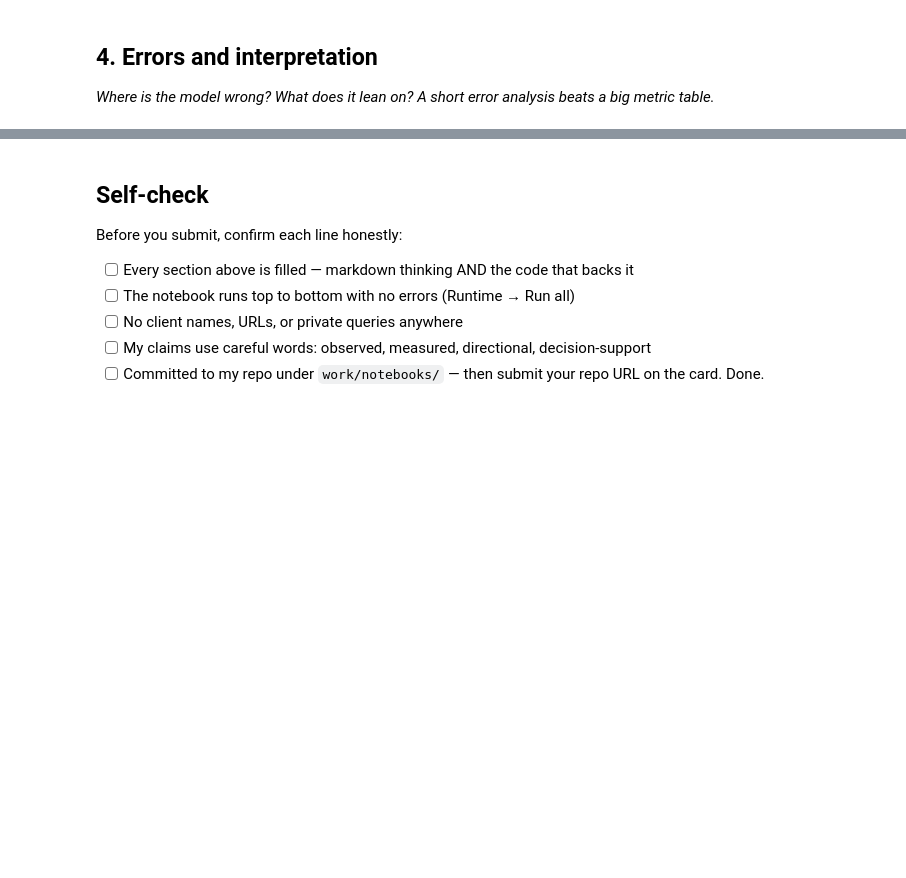
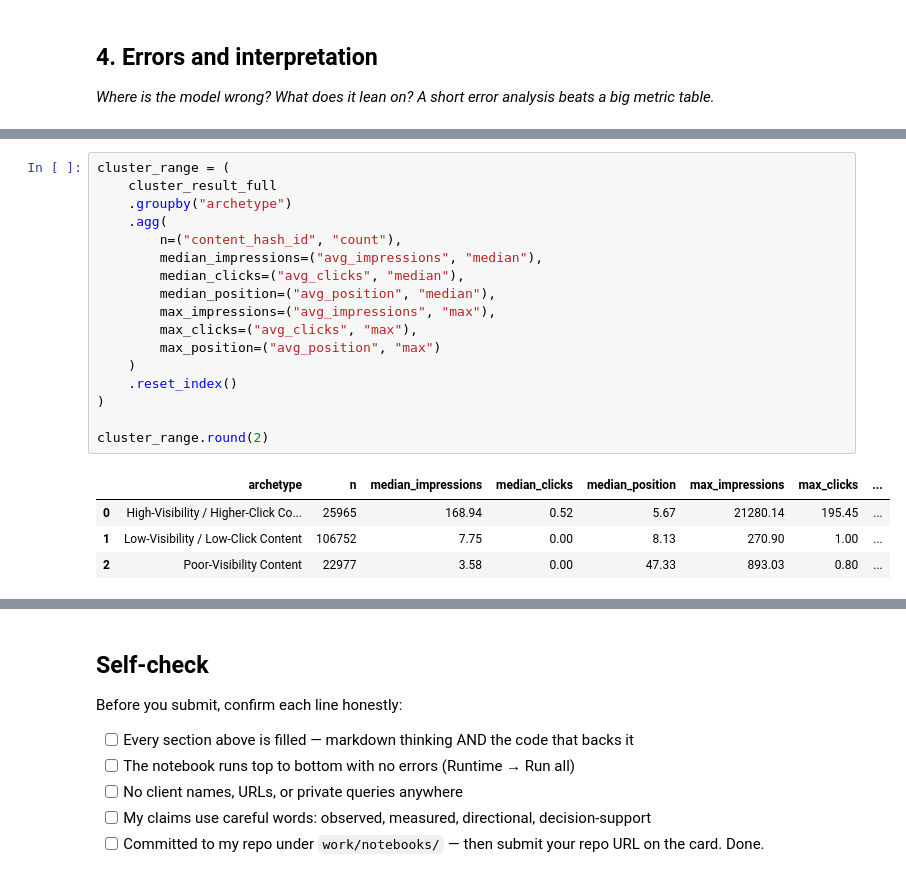
Before and after one commit to MukibHossain/ml-internship-starter, a Jupyter notebook: work/notebooks/w05_model.ipynb, the cells around one changed output, grey strips where cells are left out. Cells and saved outputs as stored; diff of their text form; blank space fills up the shorter version.

```diff
--- a/work/notebooks/w05_model.ipynb
+++ b/work/notebooks/w05_model.ipynb
@@ -350,0 +359,22 @@ These archetypes are descriptive rather than predictive. They can support conten
+# %%
+cluster_range = (
+    cluster_result_full
+    .groupby("archetype")
+    .agg(
+        n=("content_hash_id", "count"),
+        median_impressions=("avg_impressions", "median"),
+        median_clicks=("avg_clicks", "median"),
+        median_position=("avg_position", "median"),
+        max_impressions=("avg_impressions", "max"),
+        max_clicks=("avg_clicks", "max"),
+        max_position=("avg_position", "max")
+    )
+    .reset_index()
+)
+
+cluster_range.round(2)
+# %% [output]
+|  | archetype | n | median_impressions | median_clicks | median_position | max_impressions | max_clicks | ... |
+| 0 | High-Visibility / Higher-Click Co... | 25965 | 168.94 | 0.52 | 5.67 | 21280.14 | 195.45 | ... |
+| 1 | Low-Visibility / Low-Click Content | 106752 | 7.75 | 0.00 | 8.13 | 270.90 | 1.00 | ... |
+| 2 | Poor-Visibility Content | 22977 | 3.58 | 0.00 | 47.33 | 893.03 | 0.80 | ... |
```
Also changed, not shown: parts of 4 cells of this notebook.
